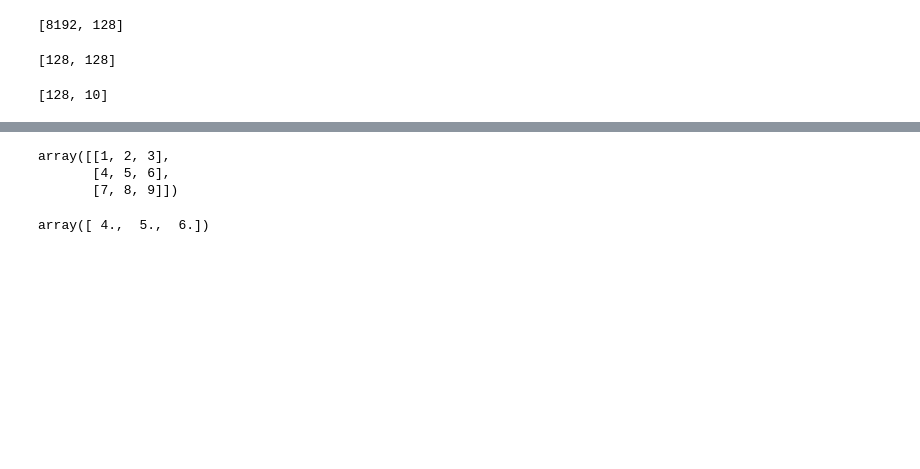
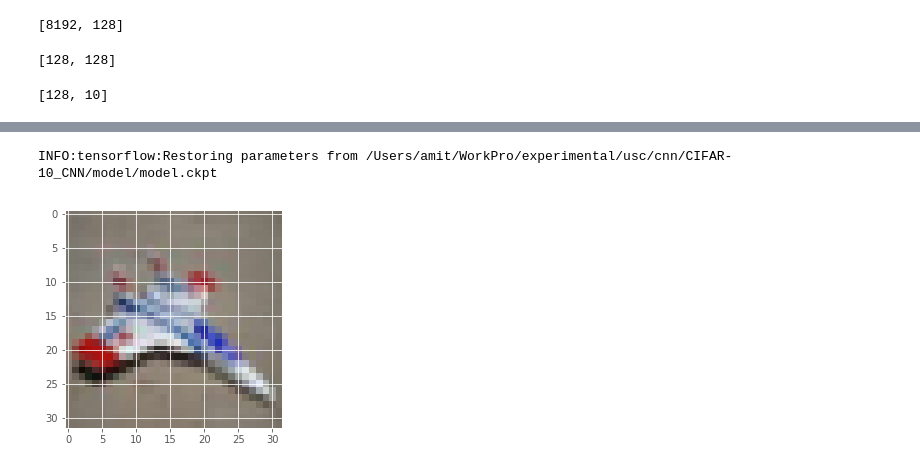
Before and after one commit to amitasviper/CIFAR-10_CNN, a Jupyter notebook: ImageClassification.ipynb, the cells around one changed output, grey strips where cells are left out. Drawn from its saved outputs; the diff is of its cells as text; code cells hidden in the pictures; blank space fills up the shorter version.

```diff
--- a/ImageClassification.ipynb
+++ b/ImageClassification.ipynb
@@ -163,6 +164,9 @@ image_height = 32
 image_width = 32
 
 image_shape = (image_height, image_width, image_depth)
+# %%
+x_data_raw = x_data_raw.reshape([-1, image_depth, image_height, image_width])
+x_data_raw = x_data_raw.transpose([0, 2, 3, 1])
 # %%
 n_samples = x_data.shape[0]
 x_data = x_data.reshape([-1, image_depth, image_height, image_width])
@@ -365,10 +341,6 @@ arr = np.array([[1,2,3],[4,5,6],[7,8,9]])
-# %%
-arr
-# %% [output]
-array([[1, 2, 3],
-       [4, 5, 6],
-       [7, 8, 9]])
-# %%
-np.mean(arr, axis=0)
-# %% [output]
-array([ 4.,  5.,  6.])
+# %%
+sess = tf.Session()
+saver = tf.train.Saver()
+saver.restore(sess, os.path.join(model, "model.ckpt"))
+# %% [output]
+INFO:tensorflow:Restoring parameters from /Users/amit/WorkPro/experimental/usc/cnn/CIFAR-10_CNN/model/model.ckpt
@@ -374,0 +362,7 @@ array([ 4.,  5.,  6.])
+# %%
+image_index = 30
+imageToUse = x_data_raw[image_index]
+plt.imshow(imageToUse, interpolation="nearest", cmap="gray")
+imageToUse = x_data[image_index]
+# %% [output]
+[figure, added]
```
Also changed, not shown: parts of 13 cells of this notebook.
